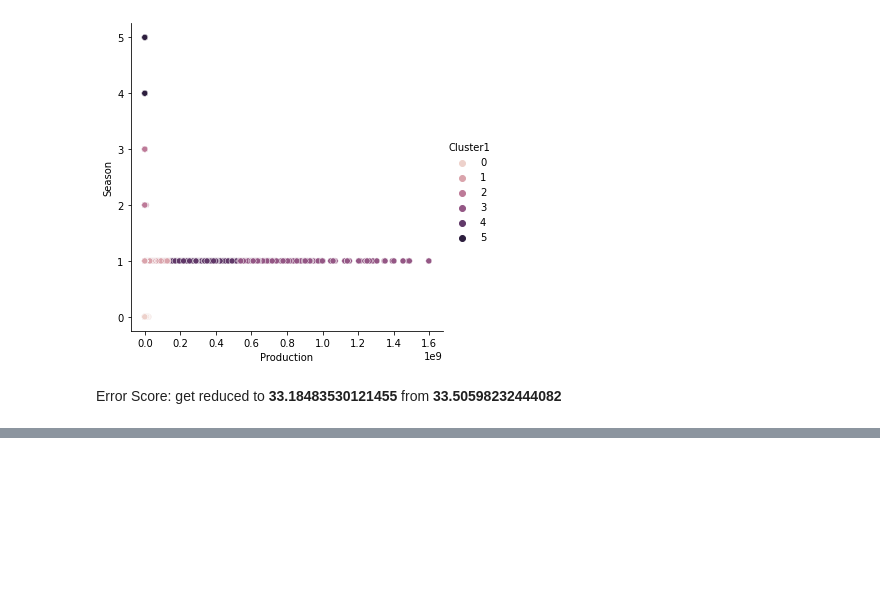
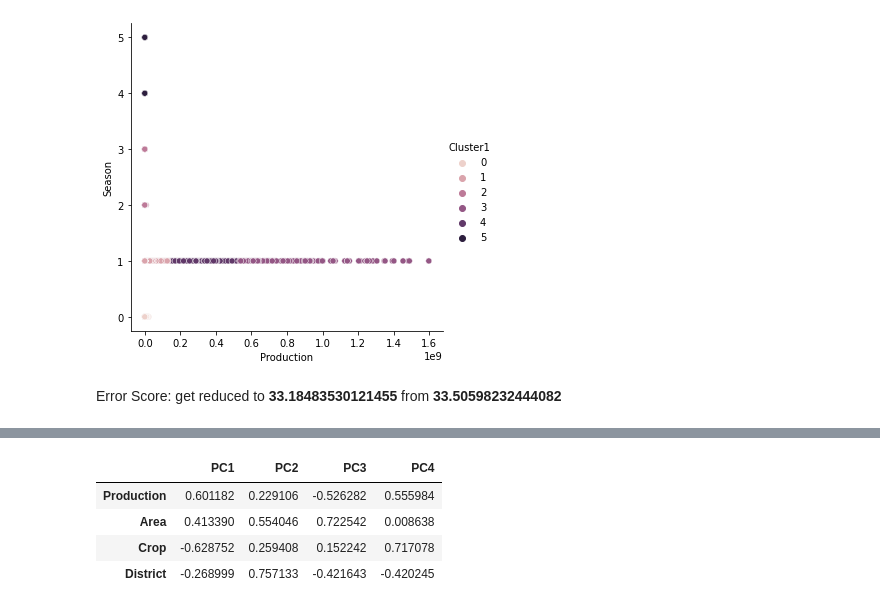
Before and after one commit to naseemap47/predictCropYield-MachineLearning-python, a Jupyter notebook: crop_yield.ipynb, the cells around one changed output, grey strips where cells are left out. Cells and saved outputs as stored; diff of their text form; code cells hidden in the pictures; blank space fills up the shorter version.

```diff
--- a/crop_yield.ipynb
+++ b/crop_yield.ipynb
@@ -423,0 +460,12 @@ Error Score: get reduced to **33.18483530121455** from **33.50598232444082**
+# %%
+loadings = pd.DataFrame(pca.components_.T,       # transpose the matrix of loadings
+                       columns=component_names,  # columns are pca
+                       index=data_x_f.columns           # rows - original features
+                       )
+loadings
+# %% [output]
+|  | PC1 | PC2 | PC3 | PC4 |
+| Production | 0.601182 | 0.229106 | -0.526282 | 0.555984 |
+| Area | 0.413390 | 0.554046 | 0.722542 | 0.008638 |
+| Crop | -0.628752 | 0.259408 | 0.152242 | 0.717078 |
+| District | -0.268999 | 0.757133 | -0.421643 | -0.420245 |
```
Also changed, not shown: parts of 11 cells of this notebook.
